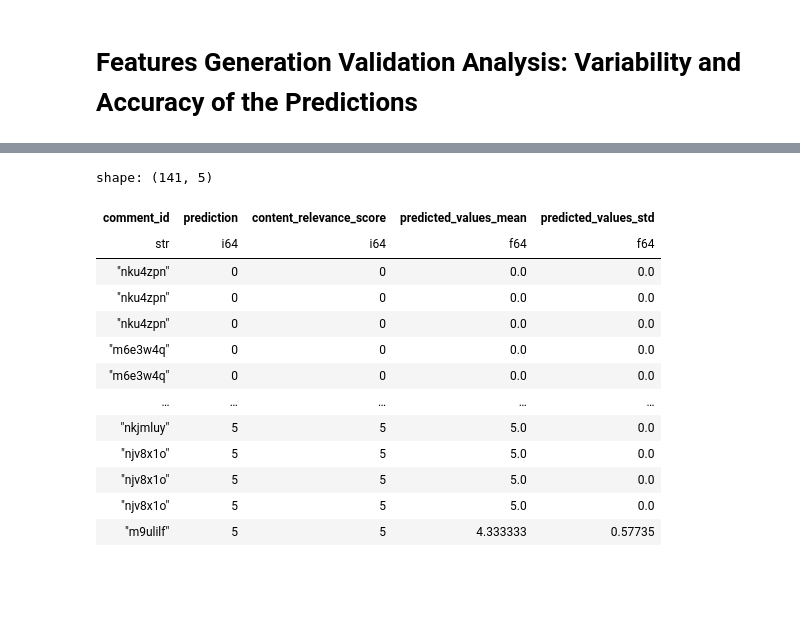
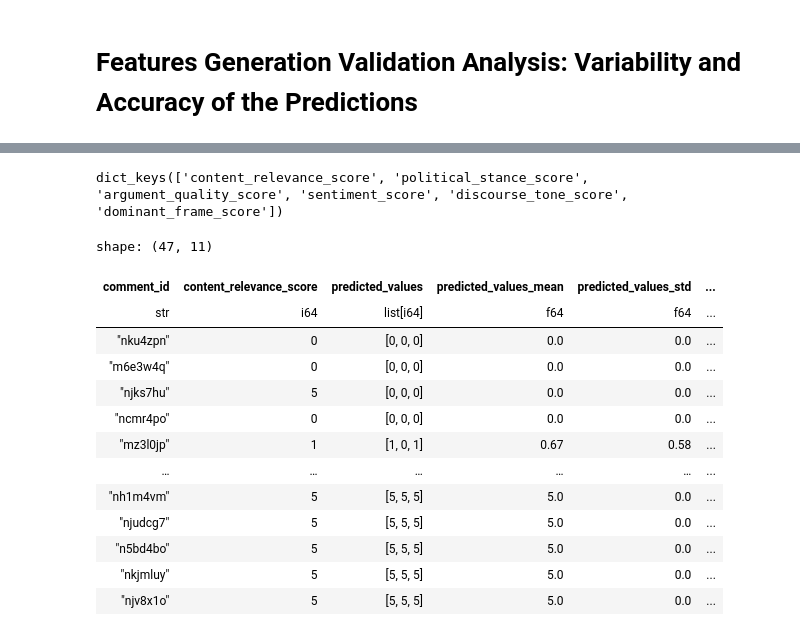
Before and after one commit to FabioScielzoOrtiz/gaza-reddit-polarization, a Jupyter notebook: notebooks/features_generation_validation_analysis.ipynb, the cells around one changed output, grey strips where cells are left out. Cells and saved outputs as stored; diff of their text form; code cells hidden in the pictures; blank space fills up the shorter version.

```diff
--- a/notebooks/features_generation_validation_analysis.ipynb
+++ b/notebooks/features_generation_validation_analysis.ipynb
@@ -20,6 +10 @@ from src.feature_engineering_utils import load_labeled_sample
-# %%
-df_val = load_labeled_sample(val_sample_path)
-
-with open(val_results_path, "r", encoding="utf-8") as f:
-    val_results = json.load(f)
 # %%
@@ -63,4 +20,0 @@ def get_dfs_validation_analysis(df_val, val_results, feature_name):
-# %%
-feature_name = 'content_relevance_score'
-
-true_predicted_values_df, df_plot = get_dfs_validation_analysis(df_val, val_results, feature_name)
@@ -84,17 +21,31 @@ shape: (47, 11)
-# %%
-df_plot
-# %% [output]
-shape: (141, 5)
-| comment_id | prediction | content_relevance_score | predicted_values_mean | predicted_values_std |
-| str | i64 | i64 | f64 | f64 |
-| "nku4zpn" | 0 | 0 | 0.0 | 0.0 |
-| "nku4zpn" | 0 | 0 | 0.0 | 0.0 |
-| "nku4zpn" | 0 | 0 | 0.0 | 0.0 |
-| "m6e3w4q" | 0 | 0 | 0.0 | 0.0 |
-| "m6e3w4q" | 0 | 0 | 0.0 | 0.0 |
-| … | … | … | … | … |
-| "nkjmluy" | 5 | 5 | 5.0 | 0.0 |
-| "njv8x1o" | 5 | 5 | 5.0 | 0.0 |
-| "njv8x1o" | 5 | 5 | 5.0 | 0.0 |
-| "njv8x1o" | 5 | 5 | 5.0 | 0.0 |
-| "m9ulilf" | 5 | 5 | 4.333333 | 0.57735 |
+# %%
+true_predicted_values_df, df_plot = {}, {}
+
+for feature_name in FEATURE_CONFIG.keys():
+
+    true_predicted_values_df_path = os.path.join(validation_results_dir, f'true_predicted_values_{feature_name}.parquet')
+    df_plot_path = os.path.join(validation_results_dir, f'plot_true_predicted_values_{feature_name}.csv')
+
+    true_predicted_values_df[feature_name] = pl.read_parquet(true_predicted_values_df_path)
+    df_plot[feature_name] = pl.read_csv(df_plot_path)
+# %%
+true_predicted_values_df.keys()
+# %% [output]
+dict_keys(['content_relevance_score', 'political_stance_score', 'argument_quality_score', 'sentiment_score', 'discourse_tone_score', 'dominant_frame_score'])
+# %%
+true_predicted_values_df['content_relevance_score']
+# %% [output]
+shape: (47, 11)
+| comment_id | content_relevance_score | predicted_values | predicted_values_mean | predicted_values_std | ... |
+| str | i64 | list[i64] | f64 | f64 | ... |
+| "nku4zpn" | 0 | [0, 0, 0] | 0.0 | 0.0 | ... |
+| "m6e3w4q" | 0 | [0, 0, 0] | 0.0 | 0.0 | ... |
+| "njks7hu" | 5 | [0, 0, 0] | 0.0 | 0.0 | ... |
+| "ncmr4po" | 0 | [0, 0, 0] | 0.0 | 0.0 | ... |
+| "mz3l0jp" | 1 | [1, 0, 1] | 0.67 | 0.58 | ... |
+| … | … | … | … | … | ... |
+| "nh1m4vm" | 5 | [5, 5, 5] | 5.0 | 0.0 | ... |
+| "njudcg7" | 5 | [5, 5, 5] | 5.0 | 0.0 | ... |
+| "n5bd4bo" | 5 | [5, 5, 5] | 5.0 | 0.0 | ... |
+| "nkjmluy" | 5 | [5, 5, 5] | 5.0 | 0.0 | ... |
+| "njv8x1o" | 5 | [5, 5, 5] | 5.0 | 0.0 | ... |
```
Also changed, not shown: parts of 12 cells of this notebook, 4 other files.
